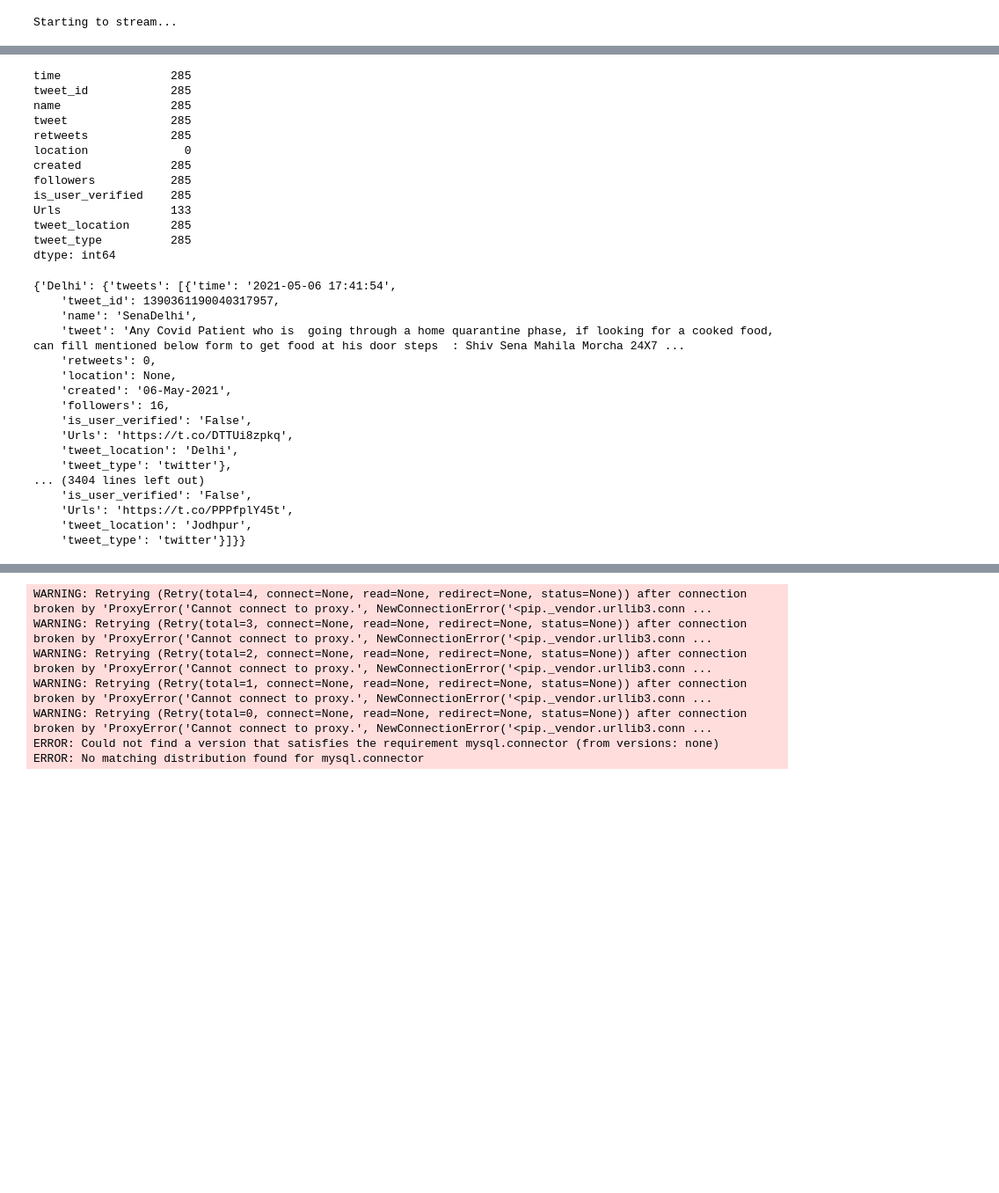
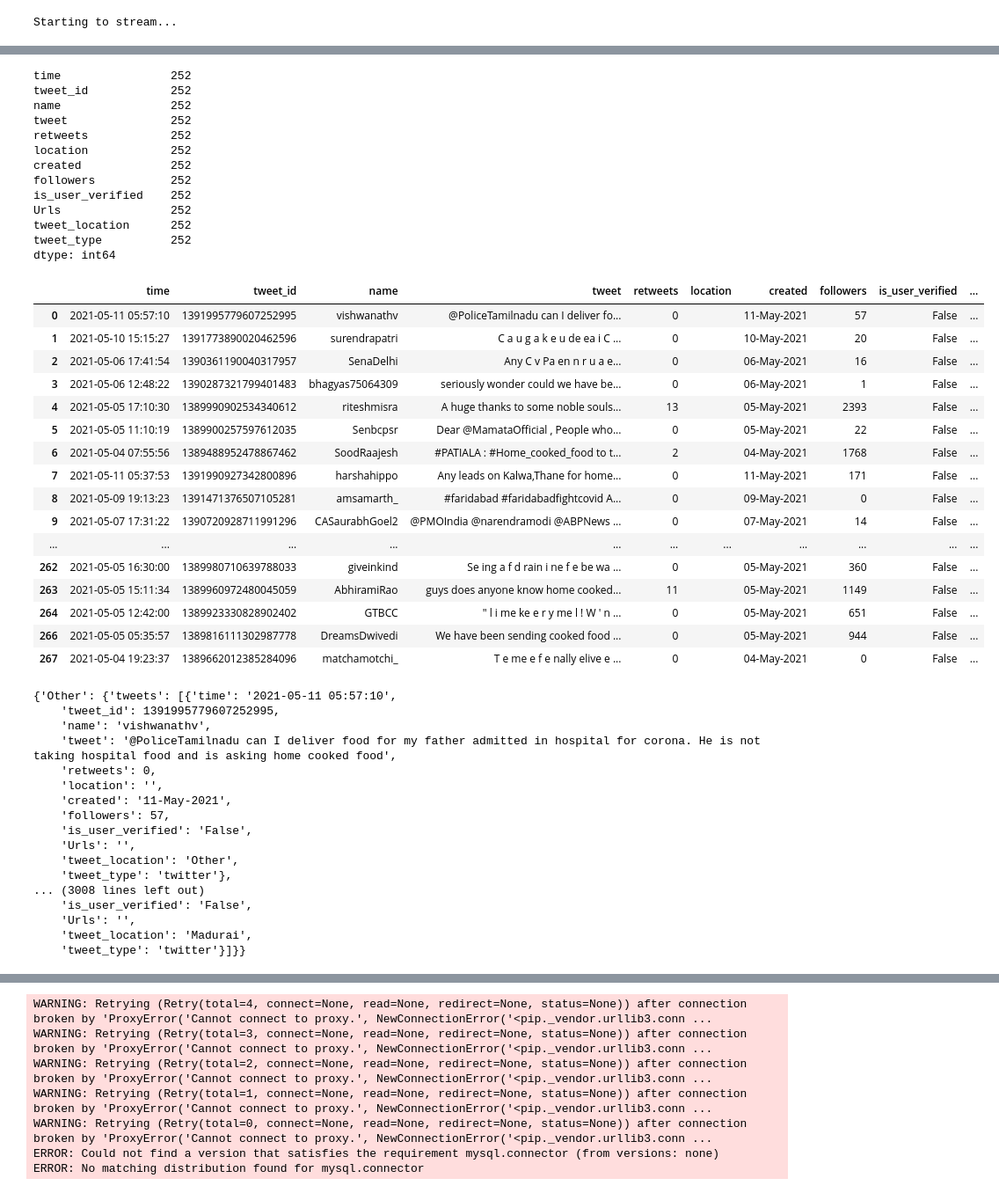
Before and after one commit to RathoreDevansh08/Twitter_Location, a Jupyter notebook: twitter_data_fetch_store.ipynb, the cells around one changed output, grey strips where cells are left out. Shown at 88% size. Cells and saved outputs as stored; diff of their text form; code cells hidden in the pictures; blank space fills up the shorter version.

Commit message:
bug fixes and url explode removed

```diff
--- a/twitter_data_fetch_store.ipynb
+++ b/twitter_data_fetch_store.ipynb
@@ -87,7 +87,7 @@ def search_tweet(text):
         tweet_details['name'] = tweet.user.screen_name
         tweet_details['tweet'] = tweet.full_text
         tweet_details['retweets'] = tweet.retweet_count
-        tweet_details['location'] = None
+        tweet_details['location'] = ''
         tweet_details['created'] = tweet.created_at.strftime("%d-%b-%Y")
         tweet_details['followers'] = tweet.user.followers_count
         tweet_details['is_user_verified'] = tweet.user.verified
@@ -137,7 +137,7 @@ def extractLocation(tweet):
 
 def extractURLs(tweet):
     urls = re.findall('http[s]?://(?:[a-zA-Z]|[0-9]|[$-_@.&+]|[!*\(\),]|(?:%[0-9a-fA-F][0-9a-fA-F]))+', tweet)
-    return urls
+    return ",".join(urls)
 def removeURLs(tweet):
     urls = extractURLs(tweet)
     for url in urls:
@@ -146,5 +159,5 @@ def removeURLs(tweet):
 # %%
-df = df.where(pd.notnull(df), None)
+df = df.where(pd.notnull(df), '')
 df["tweet"] = df.tweet.apply(lambda tweet: deEmojify(tweet))
 df["tweet_location"] = df.tweet.apply(lambda tweet: extractLocation(tweet))
 df["Urls"] = df.tweet.apply(lambda tweet: extractURLs(tweet))
@@ -152,8 +165,8 @@ df["is_user_verified"] = df.is_user_verified.apply(lambda v: str(v))
 df["tweet_type"] = "twitter"
 df["tweet"] = df.tweet.apply(lambda tweet: removeURLs(tweet))
 df = df.explode("tweet_location")
-df = df.explode("Urls")
-df = df.where(pd.notnull(df), None)
+# df = df.explode("Urls")
+df = df.where(pd.notnull(df), '')
 df = df.drop_duplicates()
 # %%
 df = df[['time','tweet_id','name','tweet','retweets','location','created','followers','is_user_verified','Urls','tweet_location','tweet_type']]
@@ -161,19 +174,39 @@ df = df[['time','tweet_id','name','tweet','retweets','location','created','follo
 df.count()
 #There might be some duplicates. Let them be :p (They will be ignored while inserting in db)
 # %% [output]
-time                285
-tweet_id            285
-name                285
-tweet               285
-retweets            285
-location              0
-created             285
-followers           285
-is_user_verified    285
-Urls                133
-tweet_location      285
-tweet_type          285
+time                252
+tweet_id            252
+name                252
+tweet               252
+retweets            252
+location            252
+created             252
+followers           252
+is_user_verified    252
+Urls                252
+tweet_location      252
+tweet_type          252
 dtype: int64
+# %%
+df
+# %% [output]
+|  | time | tweet_id | name | tweet | retweets | location | created | followers | is_user_verified | ... |
+| 0 | 2021-05-11 05:57:10 | 1391995779607252995 | vishwanathv | @PoliceTamilnadu can I deliver fo... | 0 |  | 11-May-2021 | 57 | False | ... |
+| 1 | 2021-05-10 15:15:27 | 1391773890020462596 | surendrapatri | C a u g a k e u de ea i C ... | 0 |  | 10-May-2021 | 20 | False | ... |
+| 2 | 2021-05-06 17:41:54 | 1390361190040317957 | SenaDelhi | Any C v Pa en n r u a e... | 0 |  | 06-May-2021 | 16 | False | ... |
+| 3 | 2021-05-06 12:48:22 | 1390287321799401483 | bhagyas75064309 | seriously wonder could we have be... | 0 |  | 06-May-2021 | 1 | False | ... |
+| 4 | 2021-05-05 17:10:30 | 1389990902534340612 | riteshmisra | A huge thanks to some noble souls... | 13 |  | 05-May-2021 | 2393 | False | ... |
+| 5 | 2021-05-05 11:10:19 | 1389900257597612035 | Senbcpsr | Dear @MamataOfficial , People who... | 0 |  | 05-May-2021 | 22 | False | ... |
+| 6 | 2021-05-04 07:55:56 | 1389488952478867462 | SoodRaajesh | #PATIALA : #Home_cooked_food to t... | 2 |  | 04-May-2021 | 1768 | False | ... |
+| 7 | 2021-05-11 05:37:53 | 1391990927342800896 | harshahippo | Any leads on Kalwa,Thane for home... | 0 |  | 11-May-2021 | 171 | False | ... |
+| 8 | 2021-05-09 19:13:23 | 1391471376507105281 | amsamarth_ | #faridabad #faridabadfightcovid A... | 0 |  | 09-May-2021 | 0 | False | ... |
+| 9 | 2021-05-07 17:31:22 | 1390720928711991296 | CASaurabhGoel2 | @PMOIndia @narendramodi @ABPNews ... | 0 |  | 07-May-2021 | 14 | False | ... |
+| ... | ... | ... | ... | ... | ... | ... | ... | ... | ... | ... |
+| 262 | 2021-05-05 16:30:00 | 1389980710639788033 | giveinkind | Se ing a f d rain i ne f e be wa ... | 0 |  | 05-May-2021 | 360 | False | ... |
+| 263 | 2021-05-05 15:11:34 | 1389960972480045059 | AbhiramiRao | guys does anyone know home cooked... | 11 |  | 05-May-2021 | 1149 | False | ... |
+| 264 | 2021-05-05 12:42:00 | 1389923330828902402 | GTBCC | " l i me ke e r y me l ! W ' n ... | 0 |  | 05-May-2021 | 651 | False | ... |
+| 266 | 2021-05-05 05:35:57 | 1389816111302987778 | DreamsDwivedi | We have been sending cooked food ... | 0 |  | 05-May-2021 | 944 | False | ... |
+| 267 | 2021-05-04 19:23:37 | 1389662012385284096 | matchamotchi_ | T e me e f e nally elive e ... | 0 |  | 04-May-2021 | 0 | False | ... |
 # %%
 location_tweets = {}
 for row_index, row in df.iterrows():
@@ -183,22 +216,22 @@ for row_index, row in df.iterrows():
     location_tweets[tweet["tweet_location"]]["tweets"].append(tweet)
 location_tweets
 # %% [output]
-{'Delhi': {'tweets': [{'time': '2021-05-06 17:41:54',
-    'tweet_id': 1390361190040317957,
-    'name': 'SenaDelhi',
-    'tweet': 'Any Covid Patient who is  going through a home quarantine phase, if looking for a cooked food, can fill mentioned below form to get food at his door steps  : Shiv Sena Mahila Morcha 24X7 ...
+{'Other': {'tweets': [{'time': '2021-05-11 05:57:10',
+    'tweet_id': 1391995779607252995,
+    'name': 'vishwanathv',
+    'tweet': '@PoliceTamilnadu can I deliver food for my father admitted in hospital for corona. He is not taking hospital food and is asking home cooked food',
     'retweets': 0,
-    'location': None,
-    'created': '06-May-2021',
-    'followers': 16,
+    'location': '',
+    'created': '11-May-2021',
+    'followers': 57,
     'is_user_verified': 'False',
-    'Urls': 'https://t.co/DTTUi8zpkq',
-    'tweet_location': 'Delhi',
+    'Urls': '',
+    'tweet_location': 'Other',
     'tweet_type': 'twitter'},
-... (3404 lines left out)
+... (3008 lines left out)
     'is_user_verified': 'False',
-    'Urls': 'https://t.co/PPPfplY45t',
-    'tweet_location': 'Jodhpur',
+    'Urls': '',
+    'tweet_location': 'Madurai',
     'tweet_type': 'twitter'}]}}
 # %%
 # !pip install mysqlclient
```
Also changed, not shown: parts of 2 cells of this notebook, 1 other file.
